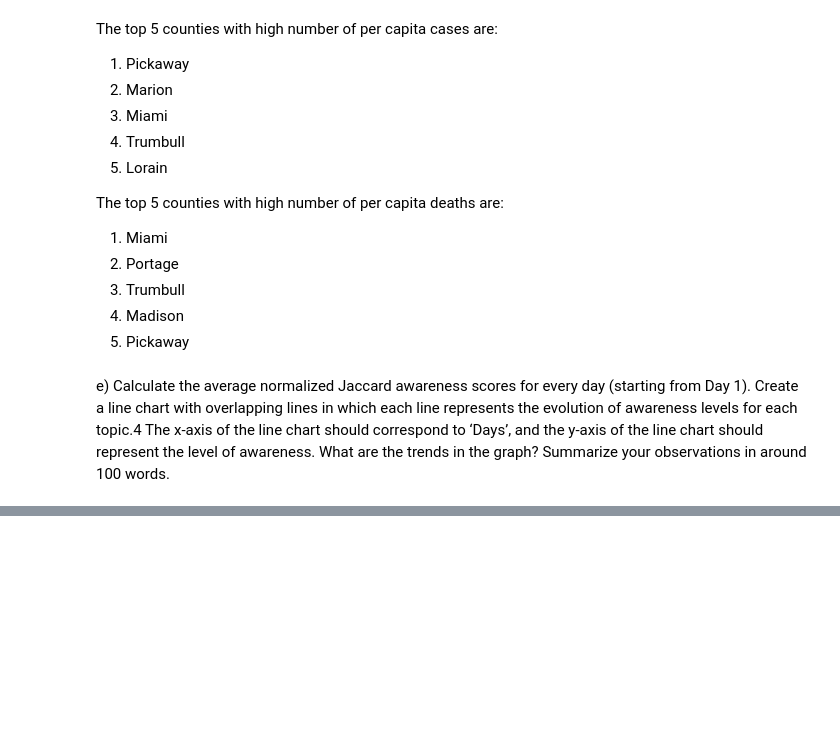
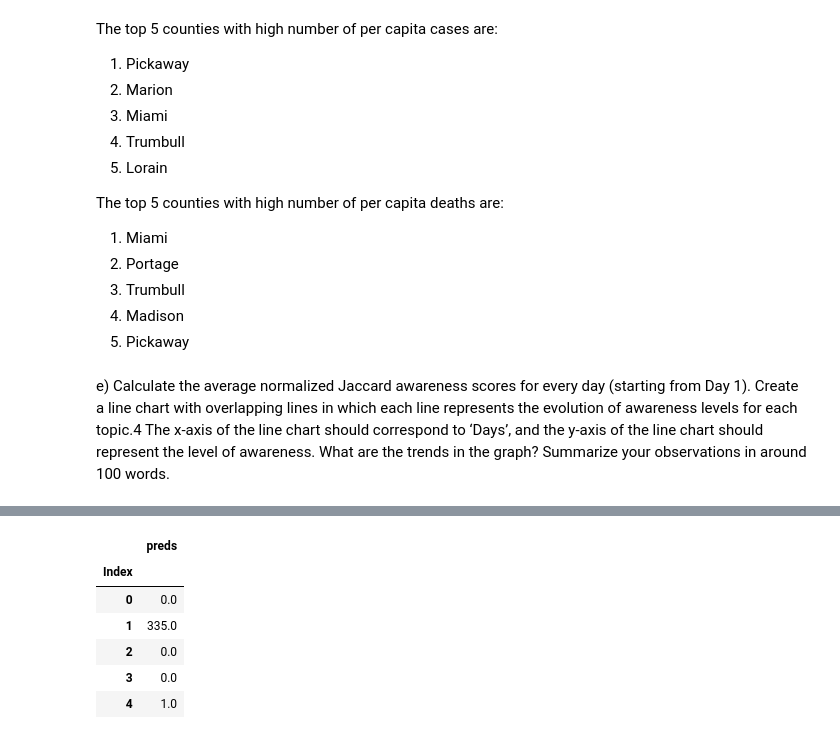
Before and after one commit to aakanksha1dutta/statisticalml, a Jupyter notebook: kaggle/ohio_covid.ipynb, the cells around one changed output, grey strips where cells are left out. Saved outputs shown, nothing was run; the diff lists cells and outputs as text; code cells hidden in the pictures; blank space fills up the shorter version.

```diff
--- a/kaggle/ohio_covid.ipynb
+++ b/kaggle/ohio_covid.ipynb
@@ -192,0 +267,23 @@ plt.show()
+# %%
+test_df = pd.read_csv('./test_data.csv')
+test_df['county'] = le.transform(test_df['county'])
+test_df['date_index_converted'] = test_df['date_index_converted'].str.extract('(\d+)').astype(int)
+test_df_X = test_df[X_train.columns]
+# %%
+#predictions
+test_preds = xgb.predict(test_df_X)
+test_preds = np.round(np.clip(test_preds, 0, None))
+test_df['preds'] = test_preds
+# %%
+test_df.rename(columns={'index': 'Index'}, inplace=True)
+test_df.set_index(keys='Index', inplace=True)
+test = test_df[['preds']]
+test.head()
+# %% [output]
+|  | preds |
+| Index |  |
+| 0 | 0.0 |
+| 1 | 335.0 |
+| 2 | 0.0 |
+| 3 | 0.0 |
+| 4 | 1.0 |
```
Also changed, not shown: parts of 21 cells of this notebook, 1 other file.
